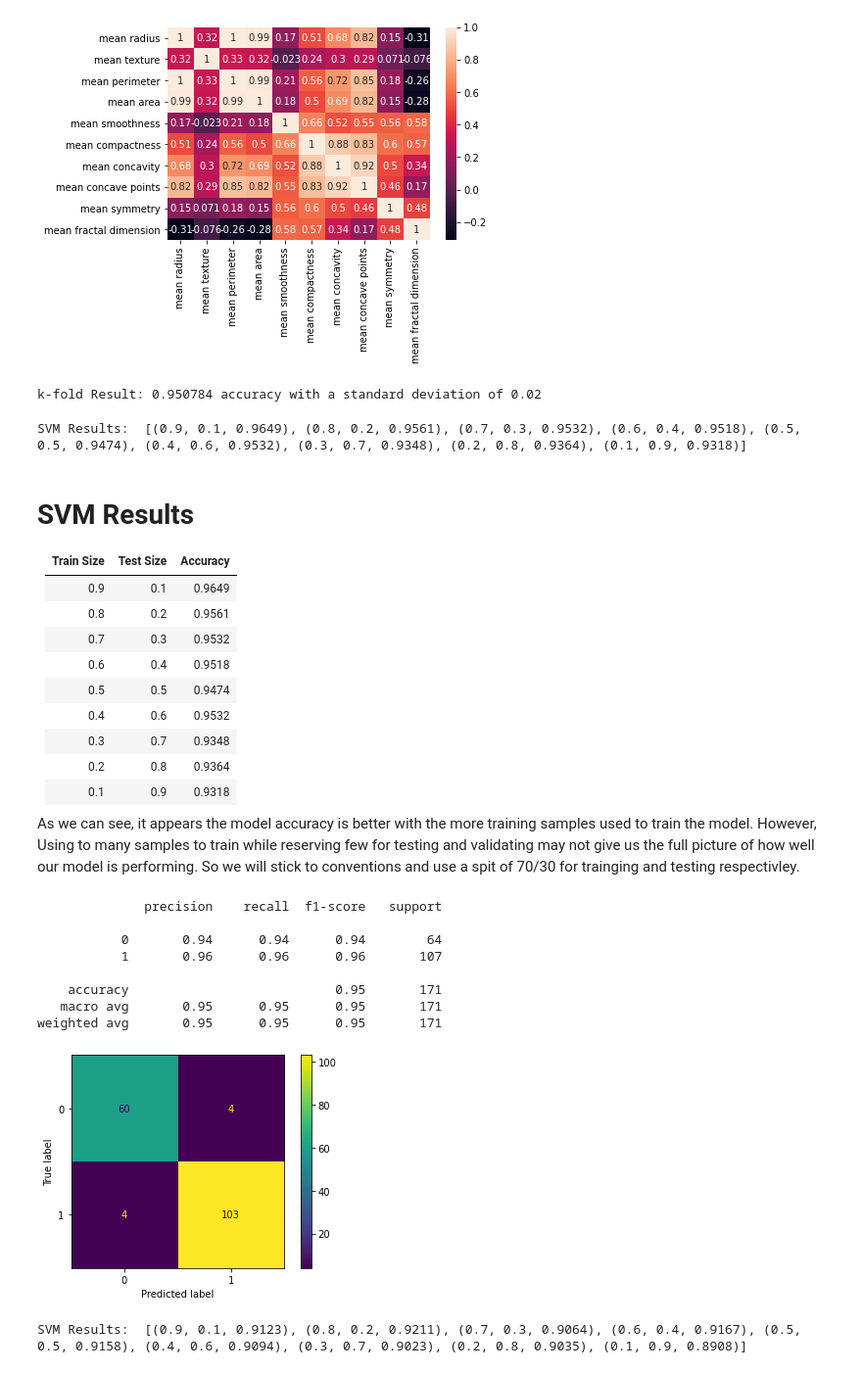
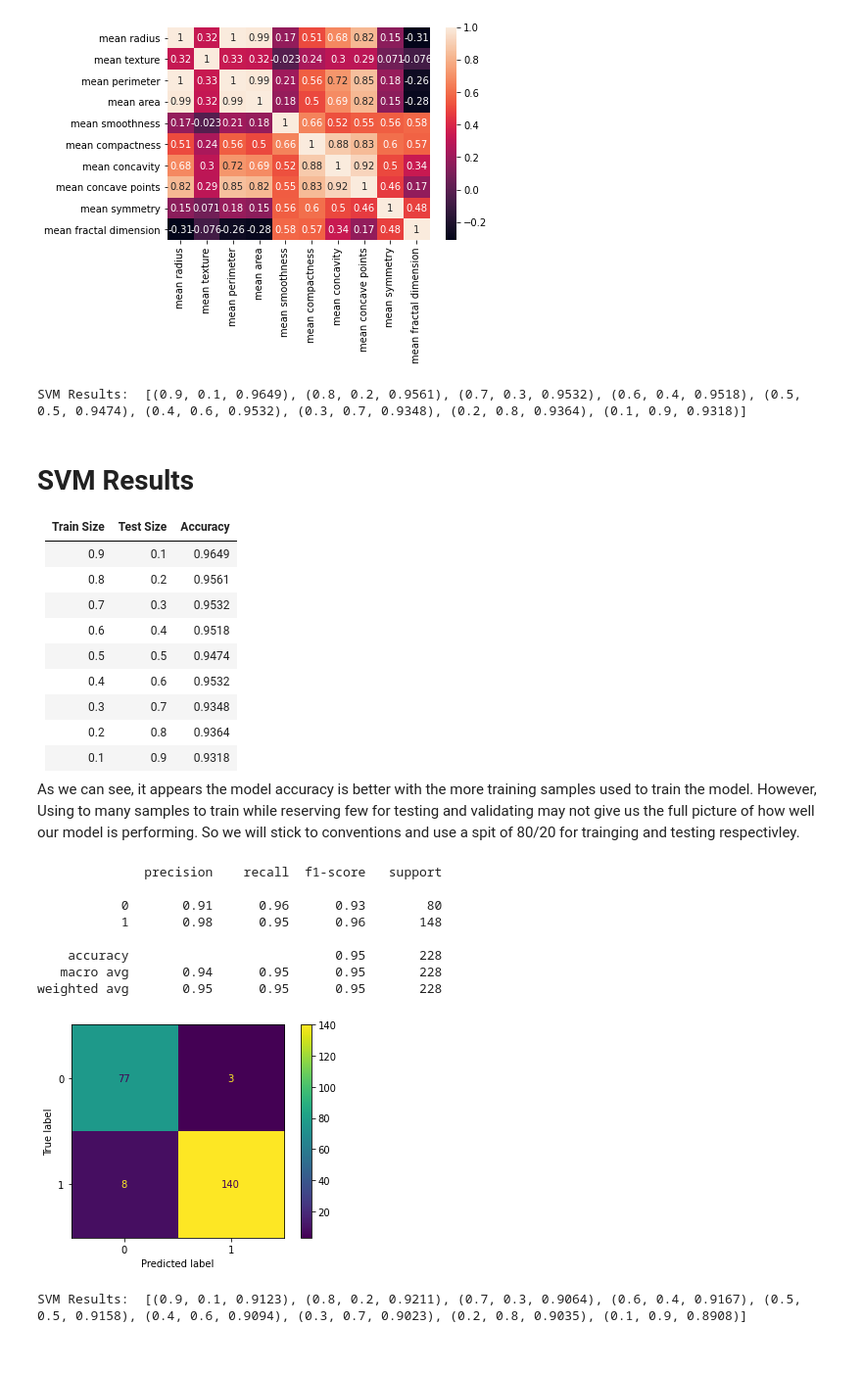
Before and after one commit to evyip18/breast_cancer_classification_project, a Jupyter notebook: ML Project.ipynb, the cells around one changed output. Shown at 98% size. Cells and saved outputs as stored; diff of their text form; code cells hidden in the pictures.

```diff
--- a/ML Project.ipynb
+++ b/ML Project.ipynb
@@ -63,22 +63,6 @@ sns.heatmap(cancer_data.data[cancer_data.data.columns[0:10]].corr(), annot=True)
 # %% [output]
 <AxesSubplot:>
 [figure]
-# %%
-# First, lets try and validate our choice of SVM with k-fold validation
-
-df = cancer_data.data
-X = df.iloc[:,:-1]
-y = cancer_data.target
-
-k = 5
-kf = KFold(n_splits=k, random_state=None)
-model = SVC(kernel='linear')
-
-result = cross_val_score(model , X, y, cv = kf)
-
-print("k-fold Result: %f accuracy with a standard deviation of %0.2f" % (result.mean(), result.std()))
-# %% [output]
-k-fold Result: 0.950784 accuracy with a standard deviation of 0.02
 # %%
 # Aight let's get to training our model. We are going to use a Support Vector Machine (SVM) to classify tumors as either benign or malignant.
 # Set data to 'X' and class lables to 'y' for convenience
@@ -121,33 +105,33 @@ SVM Results:  [(0.9, 0.1, 0.9649), (0.8, 0.2, 0.9561), (0.7, 0.3, 0.9532), (0.6,
 | 0.2 | 0.8 | 0.9364 |
 | 0.1 | 0.9 | 0.9318 |
 
-As we can see, it appears the model accuracy is better with the more training samples used to train the model. However, Using to many samples to train while reserving few for testing and validating may not give us the full picture of how well our model is performing. So we will stick to conventions and use a spit of 70/30 for trainging and testing respectivley.
+As we can see, it appears the model accuracy is better with the more training samples used to train the model. However, Using to many samples to train while reserving few for testing and validating may not give us the full picture of how well our model is performing. So we will stick to conventions and use a spit of 80/20 for trainging and testing respectivley.
 # %%
-# Have a look at the confusion matirix for a 70/30 split
-X_train, X_test, y_train, y_test = train_test_split(X, y, test_size = 0.3, random_state=20)
+# Have a look at the confusion matirix for a 60/40 split
+X_train, X_test, y_train, y_test = train_test_split(X, y, test_size = 0.4, random_state=20)
 
 # Now for SVM training
 svc_model = SVC(kernel='linear')
 svc_model.fit(X_train, y_train)
 
 # Predict using model
 y_pred = svc_model.predict(X_test)
 
 # Plot confusion matrix
 plot_confusion_matrix(svc_model, X_test, y_test)
 
 # Show classification report
 print(classification_report(y_test, y_pred))
 # %% [output]
               precision    recall  f1-score   support
 
-           0       0.94      0.94      0.94        64
-           1       0.96      0.96      0.96       107
+           0       0.91      0.96      0.93        80
+           1       0.98      0.95      0.96       148
 
-    accuracy                           0.95       171
-   macro avg       0.95      0.95      0.95       171
-weighted avg       0.95      0.95      0.95       171
+    accuracy                           0.95       228
+   macro avg       0.94      0.95      0.95       228
+weighted avg       0.95      0.95      0.95       228
-[figure, old version]
+[figure, new version]
 # %%
 # Attempt to manually drop columns. (Feature elimination)
 X = cancer_data.data.drop(columns=cancer_data.feature_names[10:],axis=1)
```
Also changed, not shown: parts of 8 cells of this notebook.
